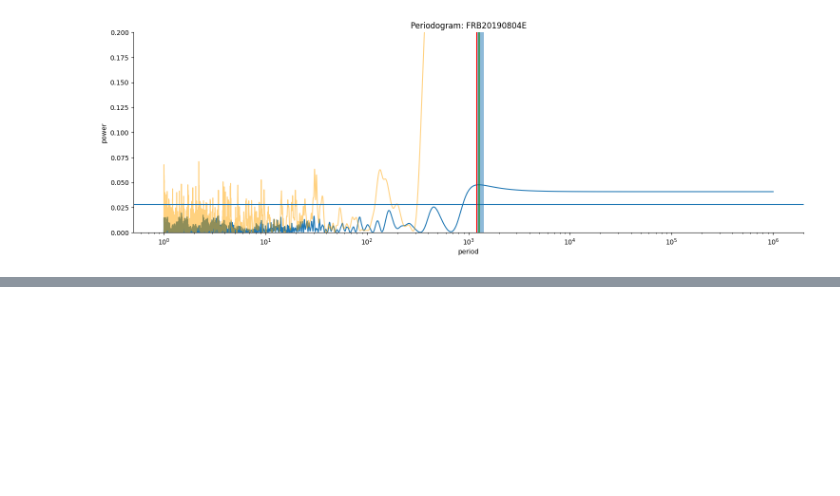
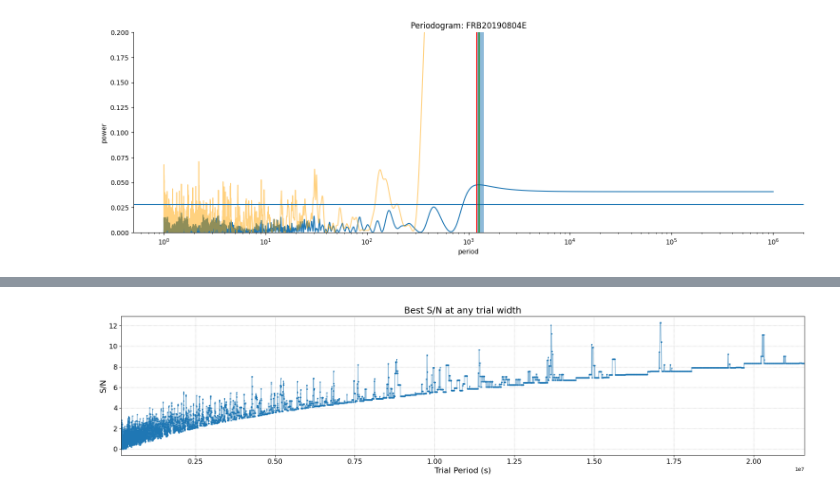
Before and after one commit to Thaza-Kun/sarjana, a Jupyter notebook: docs/notebooks/16-periodogram.ipynb, the cells around one changed output, grey strips where cells are left out. Drawn from its saved outputs; the diff is of its cells as text; code cells hidden in the pictures; blank space fills up the shorter version.

```diff
--- a/docs/notebooks/16-periodogram.ipynb
+++ b/docs/notebooks/16-periodogram.ipynb
@@ -127,0 +131,24 @@ stats = pd.DataFrame(1/np.array(best_freqs)).describe()
+# %%
+import astropy
+import pandas as pd
+
+table = pd.read_table(
+    Path(DATAPATH, 'raw', 'external', 'FRB121102A-Rajwade2020.txt'), sep="|", skiprows=1
+    )
+table.columns = [i.strip() for i in table.columns]
+mjd = table['MJD'].dropna(axis=0)
+det = pd.DataFrame(pd.Series(astropy.time.Time(mjd, format='mjd').to_datetime()), columns=['MJD'])
+# det.groupby(
+#     by=pd.Grouper(level=0, freq='12h')
+#     )
+det['detection'] = 1
+
+day_in_sec = 60*60*24
+t_frb = TimeSeries(det.set_index('MJD').resample('d').count()['detection'].to_numpy(), tsamp=day_in_sec)
+# %%
+min_bin = 2
+tn, pdgm = ffa_search(t_frb, period_min=min_bin*day_in_sec, period_max=250*day_in_sec, bins_min=min_bin, deredden=False)
+
+pdgm.display()
+# %% [output]
+[figure, added]
```
Also changed, not shown: parts of 16 cells of this notebook, 32 other files.
